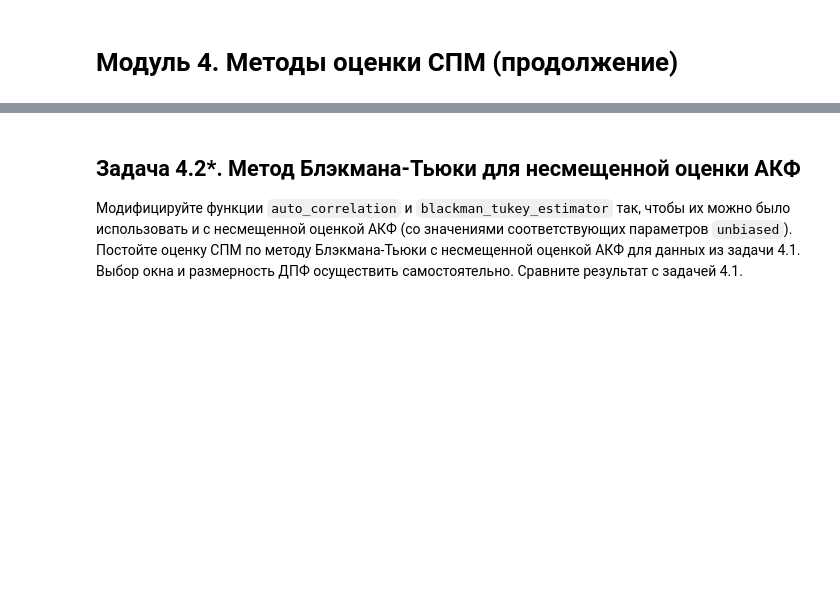
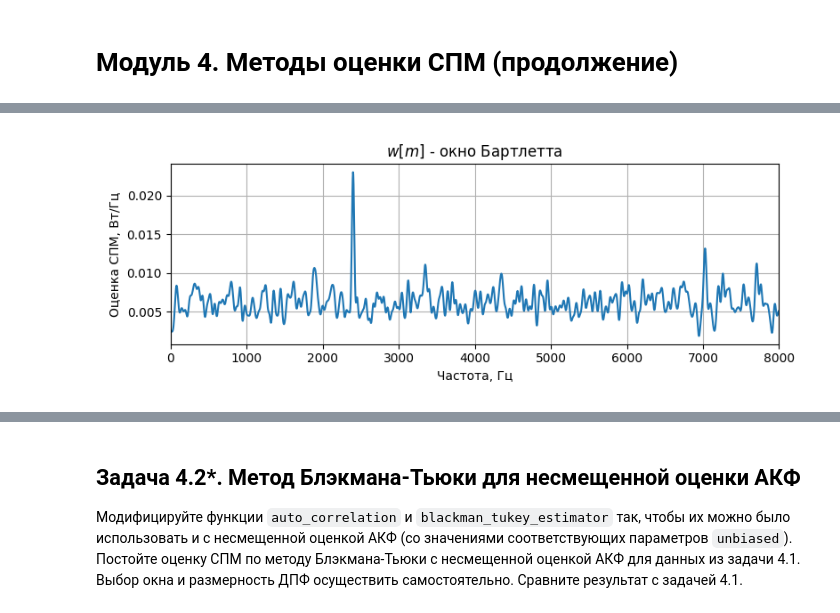
Before and after one commit to derzhavin3016/DSP-labs, a Jupyter notebook: lab5/dsp_lab5.ipynb, the cells around one changed output, grey strips where cells are left out. Saved outputs shown, nothing was run; the diff lists cells and outputs as text; code cells hidden in the pictures; blank space fills up the shorter version.

```diff
--- a/lab5/dsp_lab5.ipynb
+++ b/lab5/dsp_lab5.ipynb
@@ -257,0 +283,33 @@ x = np.load("variant_N_ex_3_1.npy")
+# %%
+def blackman_tukey_estimator(
+    x, window="bartlett", Nfft=None, auto_correlation_mode="biased", fs=1
+):
+    N = len(x)
+    N1 = int(np.ceil(N / 10))
+    if Nfft is None:
+        Nfft = max(2**12, N)
+    window = signal.get_window(window, 2 * N1 - 1, fftbins=False)
+    Rx = (
+        auto_correlation(x, N1, mode=auto_correlation_mode)
+        * window[N1 - 1 : 2 * N1 : 1]
+    )
+    return (
+        fs * np.arange(Nfft) / Nfft,
+        (2 * np.fft.fft(Rx, Nfft).real - Rx[0]) / fs,
+    )
+# %%
+f, P_BT = blackman_tukey_estimator(x, window='bartlett', fs=fs)
+# %%
+plt.figure(figsize=[8, 3])
+#plt.stem(f, P_BT, 'b', 'b.')
+plt.plot(f, P_BT)
+plt.xlim([0, fs/2])
+plt.xlabel('Частота, Гц')
+plt.ylabel('Оценка СПМ, Bт/Гц')
+plt.title('$w[m]$ - окно Бартлетта')
+plt.grid()
+plt.tight_layout()
+#plt.savefig('psd_BT2.svg')
+plt.show()
+# %% [output]
+[figure, added]
```
Also changed, not shown: parts of 17 cells of this notebook, 1 other file.
